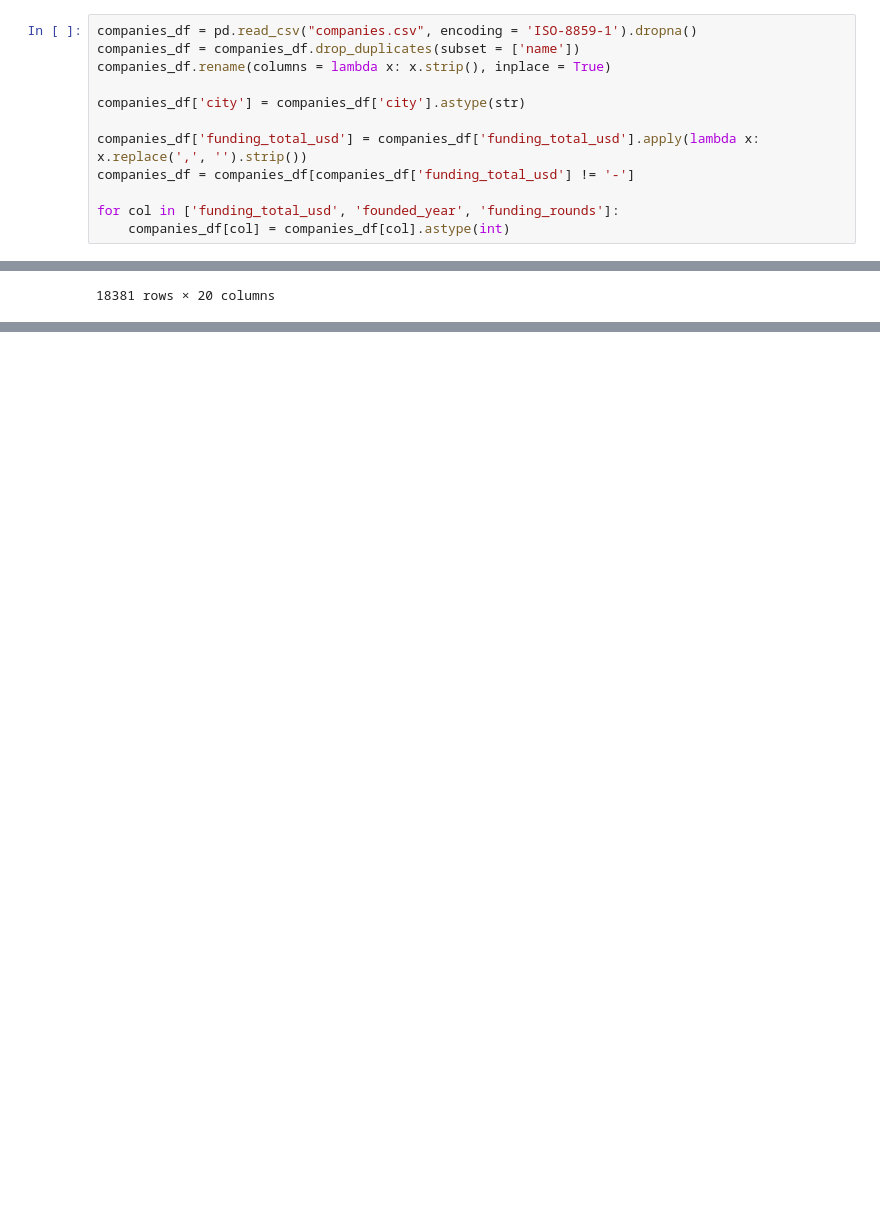
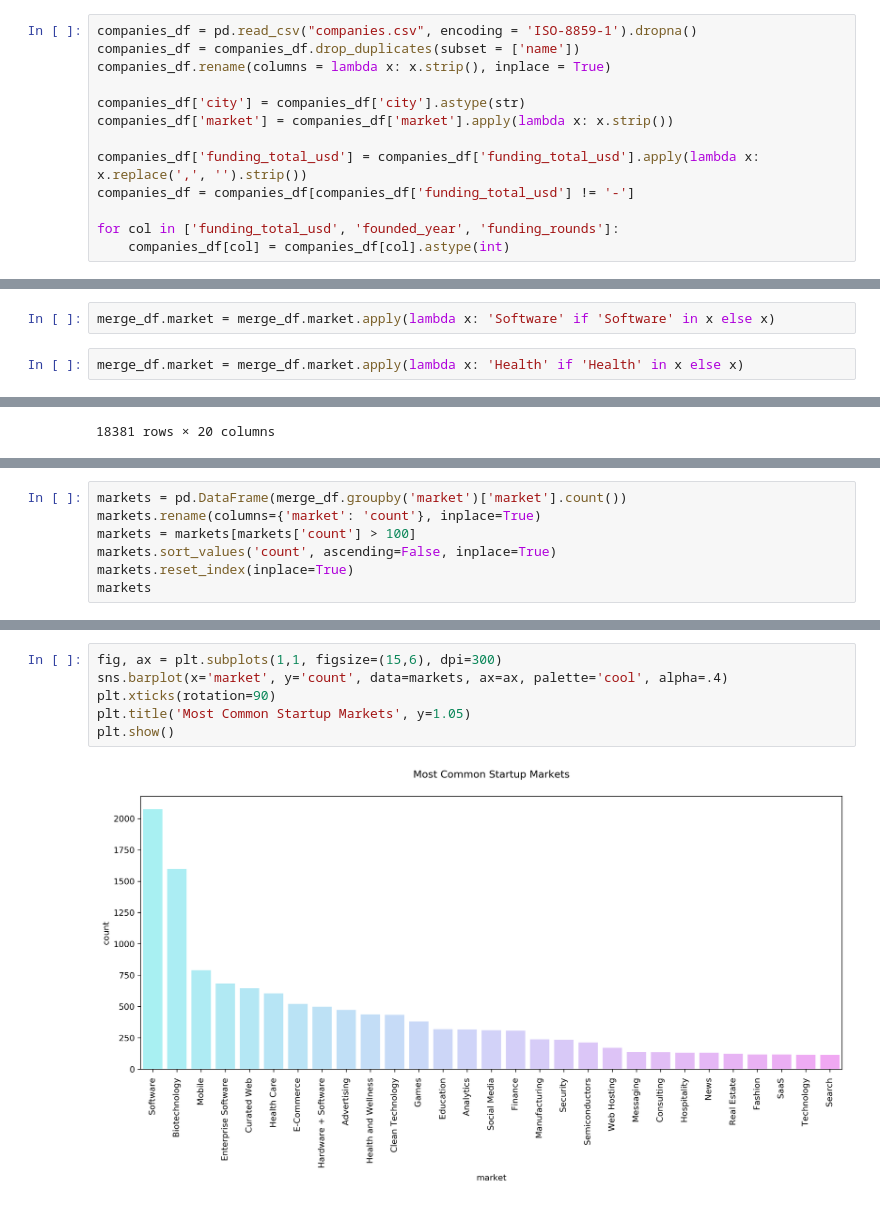
Before and after one commit to jjhuang22/cs171-final-project, a Jupyter notebook: data/EDA.ipynb, the cells around one changed output, grey strips where cells are left out. Cells and saved outputs as stored; diff of their text form; blank space fills up the shorter version.

```diff
--- a/data/EDA.ipynb
+++ b/data/EDA.ipynb
@@ -13,6 +15,7 @@ companies_df = companies_df.drop_duplicates(subset = ['name'])
 companies_df.rename(columns = lambda x: x.strip(), inplace = True)
 
 companies_df['city'] = companies_df['city'].astype(str)
+companies_df['market'] = companies_df['market'].apply(lambda x: x.strip())
 
 companies_df['funding_total_usd'] = companies_df['funding_total_usd'].apply(lambda x: x.replace(',', '').strip())
 companies_df = companies_df[companies_df['funding_total_usd'] != '-']
@@ -64,3 +31,7 @@ merge_df = companies_df.merge(worldcities_df, how = 'inner', left_on = 'city', r
 
 for col in ['lat', 'lng']:
     merge_df[col] = merge_df[col].astype(float)
+# %%
+merge_df.market = merge_df.market.apply(lambda x: 'Software' if 'Software' in x else x)
+# %%
+merge_df.market = merge_df.market.apply(lambda x: 'Health' if 'Health' in x else x)
@@ -154,0 +56,7 @@ final_df
+# %%
+markets = pd.DataFrame(merge_df.groupby('market')['market'].count())
+markets.rename(columns={'market': 'count'}, inplace=True)
+markets = markets[markets['count'] > 100]
+markets.sort_values('count', ascending=False, inplace=True)
+markets.reset_index(inplace=True)
+markets
@@ -154,0 +81,8 @@ final_df
+# %%
+fig, ax = plt.subplots(1,1, figsize=(15,6), dpi=300)
+sns.barplot(x='market', y='count', data=markets, ax=ax, palette='cool', alpha=.4)
+plt.xticks(rotation=90)
+plt.title('Most Common Startup Markets', y=1.05)
+plt.show()
+# %% [output]
+[figure, added]
```
Also changed, not shown: parts of 18 cells of this notebook, 4 other files.
